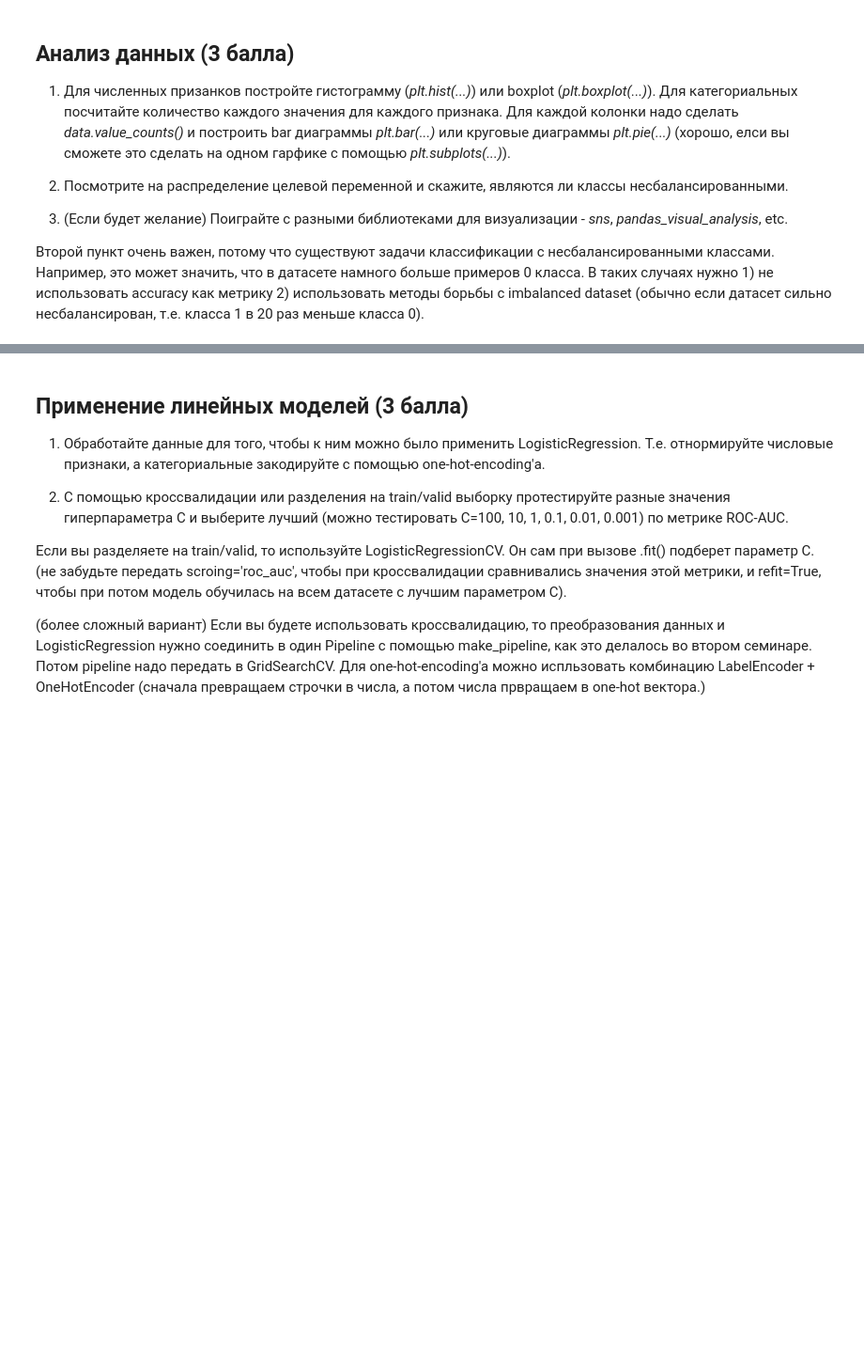
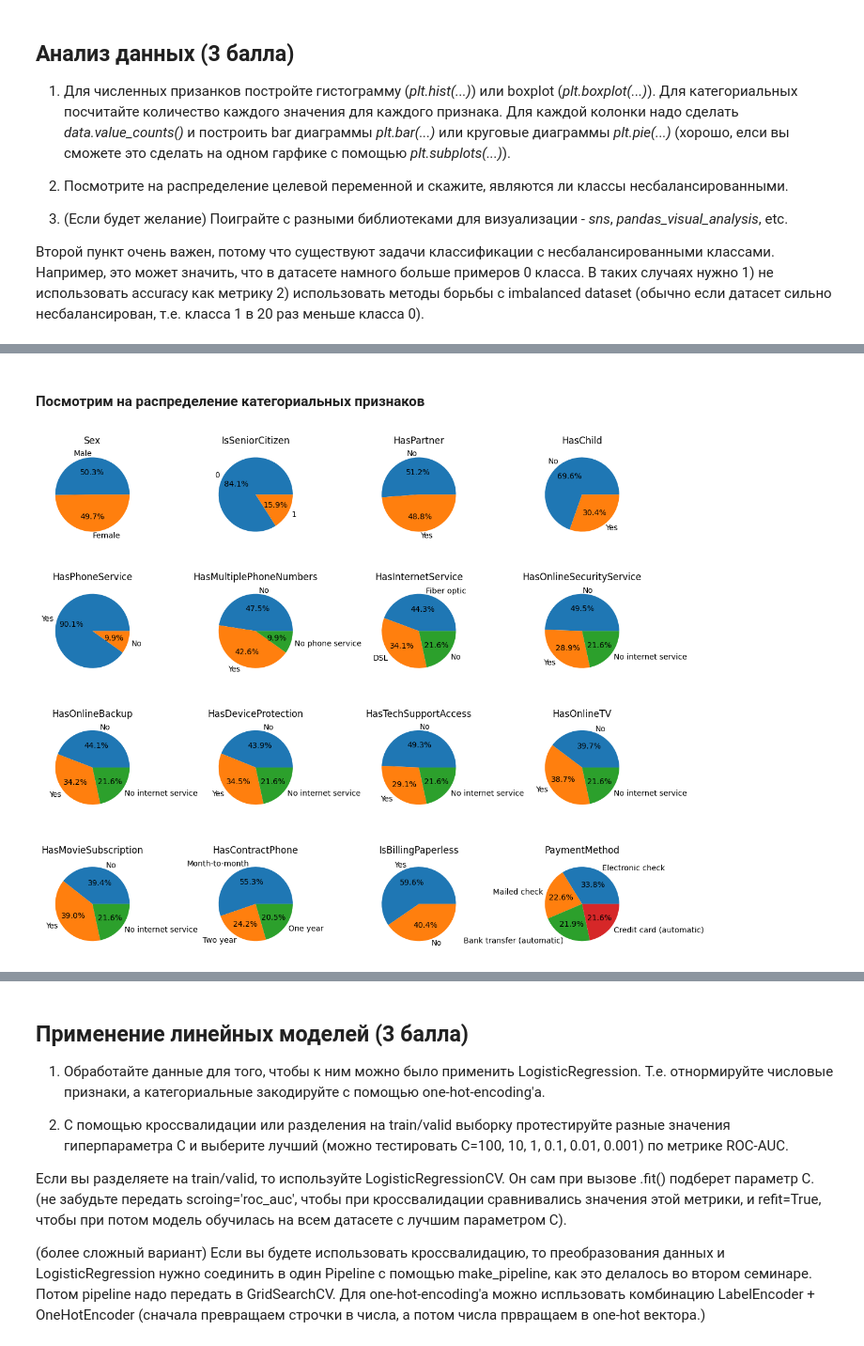
Before and after one commit to Daniich/hw_3_kaggle, a Jupyter notebook: hw_3_kaggle.ipynb, the cells around one changed output, grey strips where cells are left out. Shown at 94% size. Cells and saved outputs as stored; diff of their text form; code cells hidden in the pictures; blank space fills up the shorter version.

```diff
--- a/hw_3_kaggle.ipynb
+++ b/hw_3_kaggle.ipynb
@@ -162,0 +317,15 @@ target_col = 'Churn'
+# %% [markdown]
+#### Посмотрим на распределение категориальных признаков
+# %%
+fig, axes = plt.subplots(4, 4, figsize=(12, 10))
+
+for ax, column in zip(axes.flatten(), cat_cols):
+  counts = data[column].value_counts()
+
+  ax.pie(counts, labels=counts.index, autopct='%1.1f%%')
+  ax.set_title(column, fontsize=12)
+
+plt.tight_layout()
+plt.show()
+# %% [output]
+[figure, added]
```
Also changed, not shown: parts of 40 cells of this notebook.
